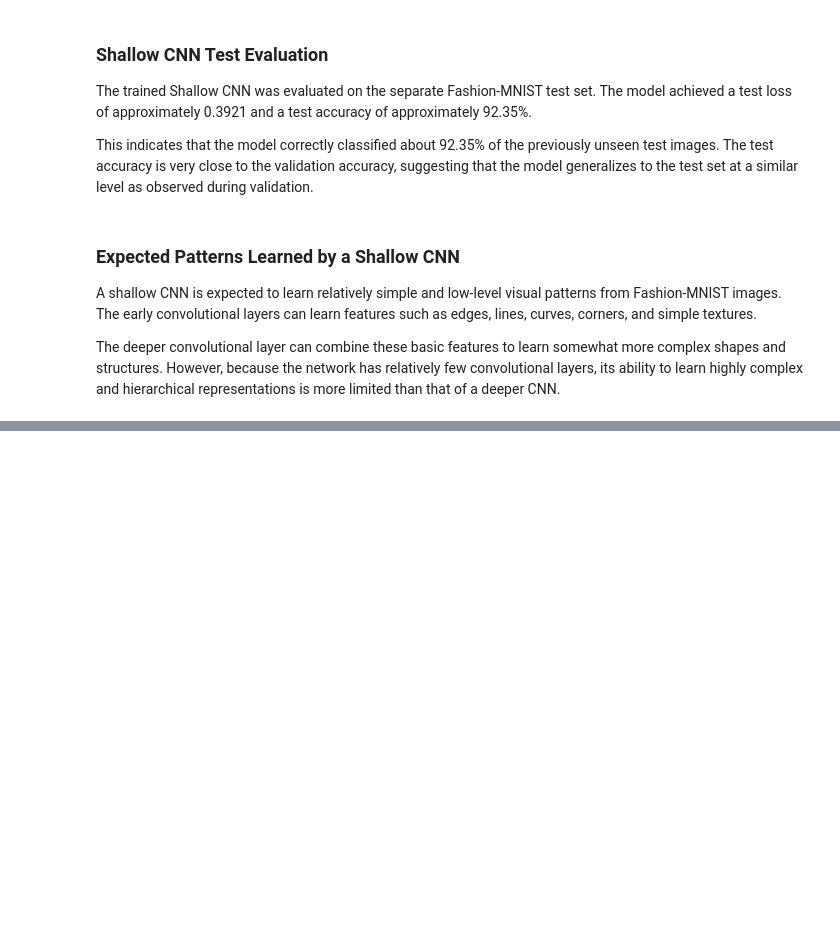
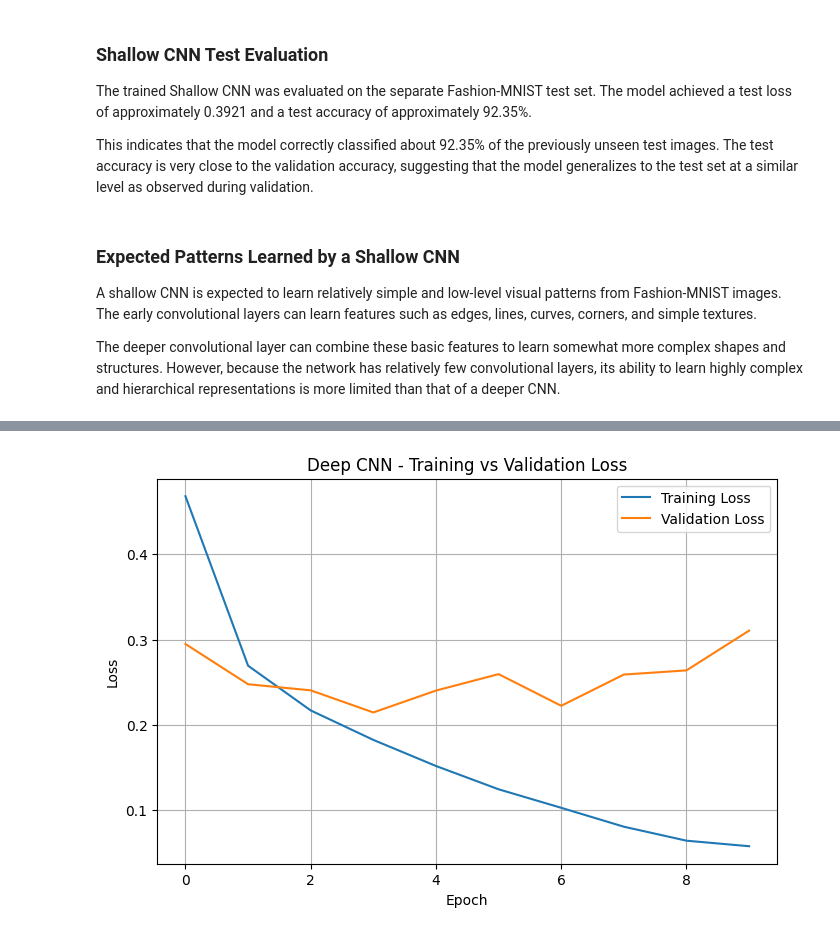
Before and after one commit to mrudultkt/fashion-mnist-shallow-vs-deep-cnn, a Jupyter notebook: Mrudul_Mukundan_PGDSAIML_B4.ipynb, the cells around one changed output, grey strips where cells are left out. Saved outputs shown, nothing was run; the diff lists cells and outputs as text; code cells hidden in the pictures; blank space fills up the shorter version.

```diff
--- a/Mrudul_Mukundan_PGDSAIML_B4.ipynb
+++ b/Mrudul_Mukundan_PGDSAIML_B4.ipynb
@@ -355,0 +508,16 @@ The deeper convolutional layer can combine these basic features to learn somewha
+# %%
+# Plot Deep CNN training and validation loss
+
+plt.figure(figsize=(8, 5))
+
+plt.plot(history_deep.history["loss"], label="Training Loss")
+plt.plot(history_deep.history["val_loss"], label="Validation Loss")
+
+plt.title("Deep CNN - Training vs Validation Loss")
+plt.xlabel("Epoch")
+plt.ylabel("Loss")
+plt.legend()
+plt.grid(True)
+plt.show()
+# %% [output]
+[figure, added]
```
Also changed, not shown: parts of 15 cells of this notebook.
